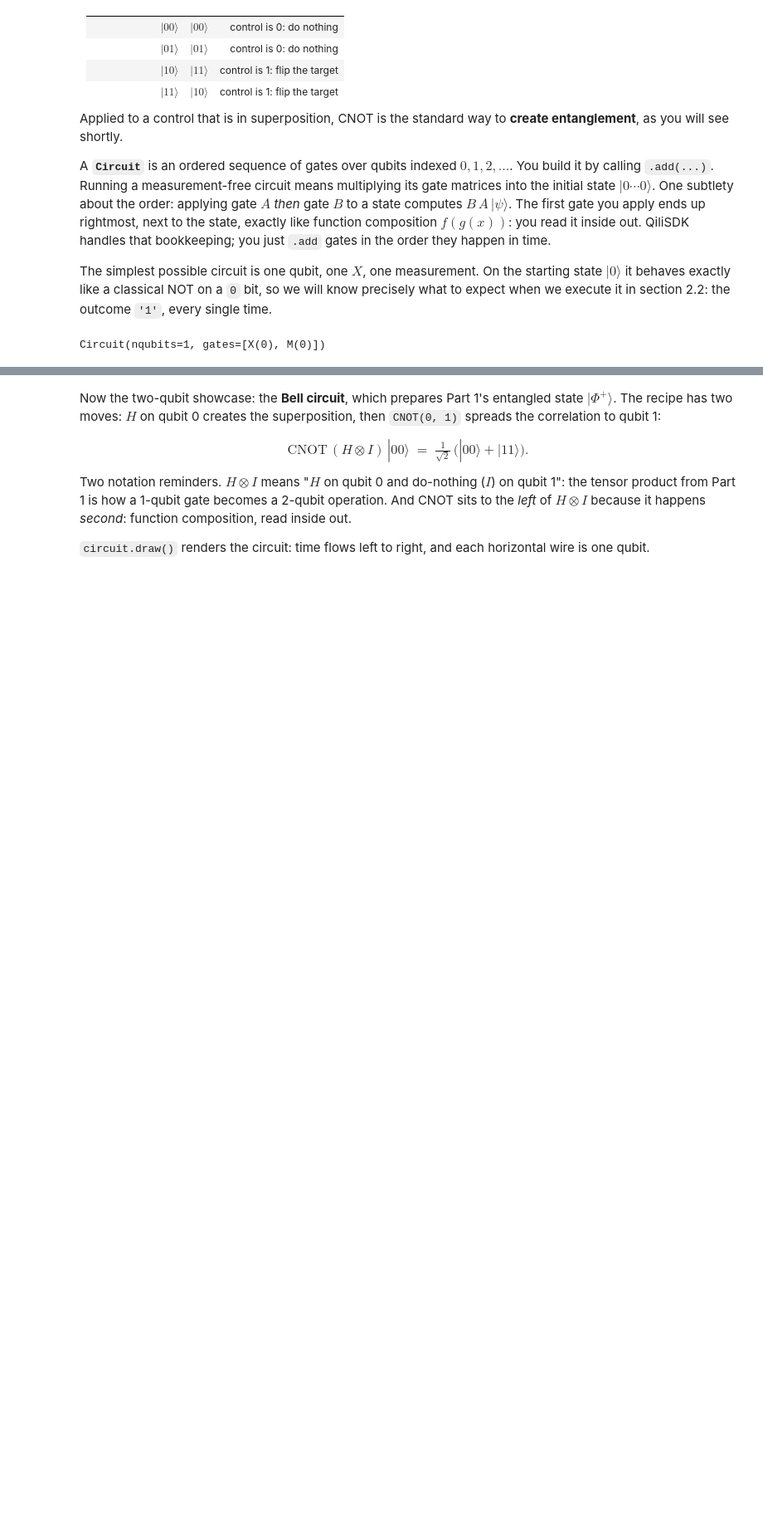
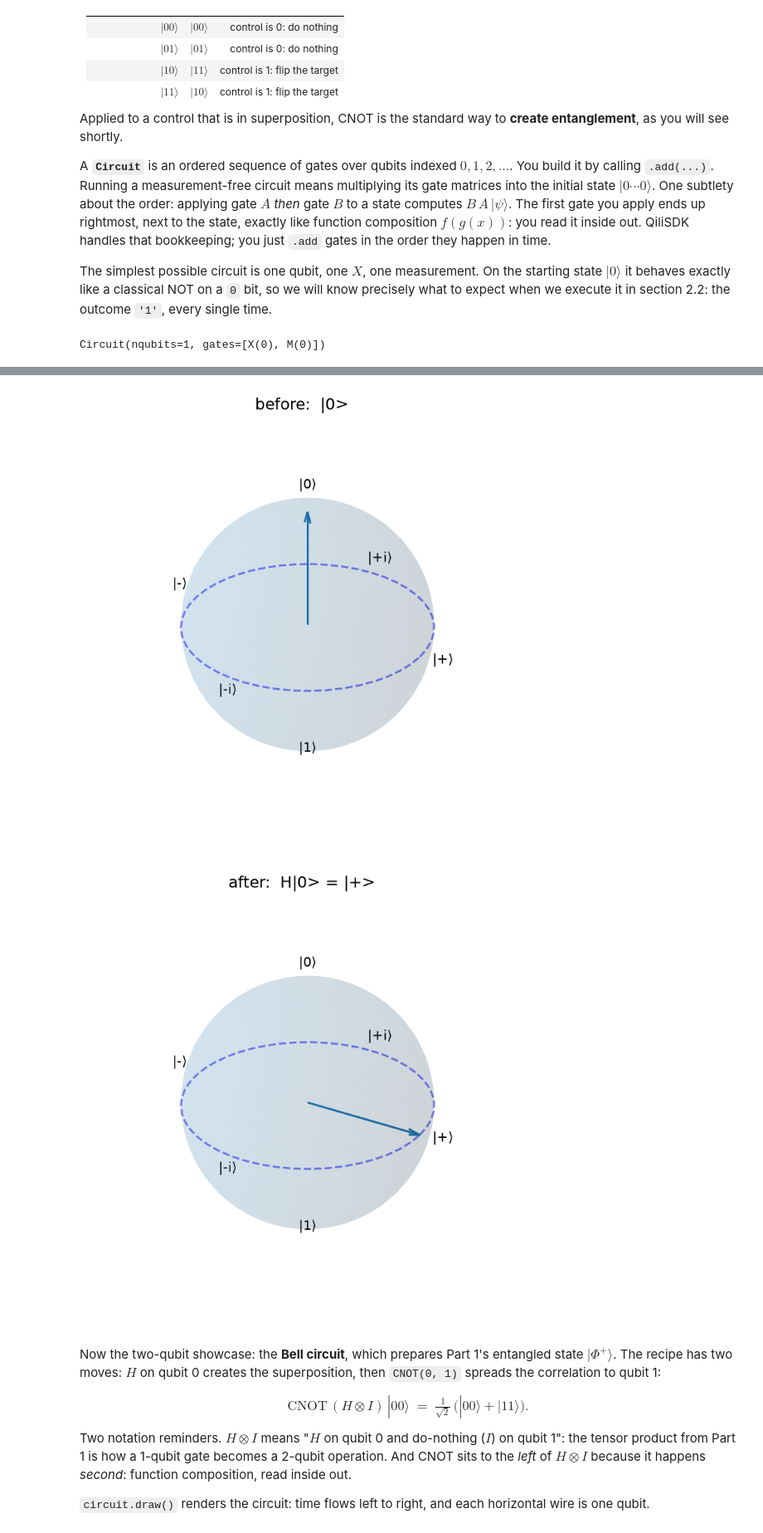
Before and after one commit to qilimanjaro-tech/europython2026-qilisdk-tutorial, a Jupyter notebook: notebooks/solutions/02_circuits.ipynb, the cells around one changed output, grey strips where cells are left out. Shown at 83% size. Drawn from its saved outputs; the diff is of its cells as text; code cells hidden in the pictures; blank space fills up the shorter version.

```diff
--- a/notebooks/solutions/02_circuits.ipynb
+++ b/notebooks/solutions/02_circuits.ipynb
@@ -79,3 +160,14 @@ Circuit(nqubits=1, gates=[X(0), M(0)])
+# %%
+from qilisdk.utils.visualization import QTensorStyle
+
+before = ket(0)                                 # start at the north pole
+after = QTensor(H(0).matrix) @ before           # H rotates it down to the equator: |0> -> |+>
+
+before.draw(style=QTensorStyle(title="before:  |0>"))
+after.draw(style=QTensorStyle(title="after:  H|0> = |+>"))
+# %% [output]
+[figure, added]
+[figure, added]
 # %% [markdown]
 Now the two-qubit showcase: the **Bell circuit**, which prepares Part 1's entangled state $|\Phi^+\rangle$. The recipe has two moves: $H$ on qubit 0 creates the superposition, then `CNOT(0, 1)` spreads the correlation to qubit 1:
 
```
Also changed, not shown: parts of 9 cells of this notebook, 3 other files.
